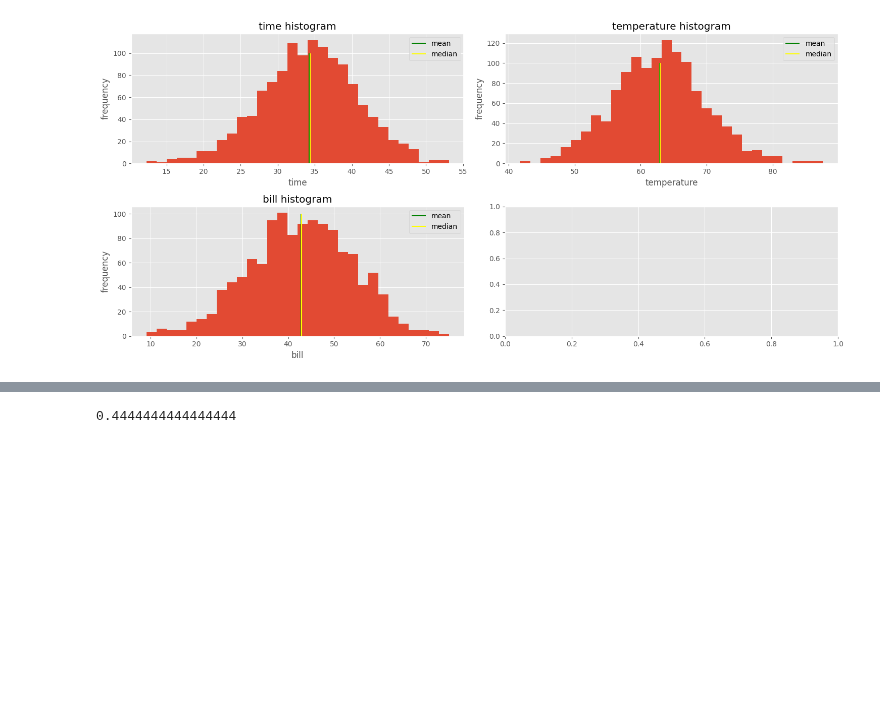
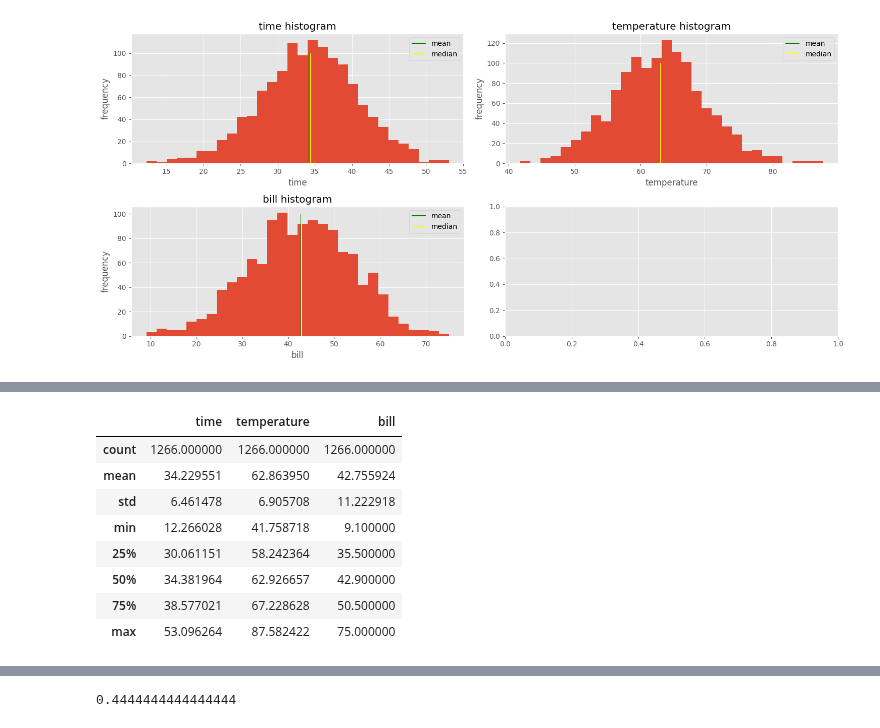
Before and after one commit to Manish-Kumar-9782/Tutorials-, a Jupyter notebook: Python DataScience/matplotlib.ipynb, the cells around one changed output, grey strips where cells are left out. Saved outputs shown, nothing was run; the diff lists cells and outputs as text; code cells hidden in the pictures; blank space fills up the shorter version.

```diff
--- a/Python DataScience/matplotlib.ipynb
+++ b/Python DataScience/matplotlib.ipynb
@@ -182,0 +190,12 @@ dx =   [-3,-2,-4,-1,0,2,3,4,5]
+# %%
+df[["time", "temperature","bill"]].describe()
+# %% [output]
+|  | time | temperature | bill |
+| count | 1266.000000 | 1266.000000 | 1266.000000 |
+| mean | 34.229551 | 62.863950 | 42.755924 |
+| std | 6.461478 | 6.905708 | 11.222918 |
+| min | 12.266028 | 41.758718 | 9.100000 |
+| 25% | 30.061151 | 58.242364 | 35.500000 |
+| 50% | 34.381964 | 62.926657 | 42.900000 |
+| 75% | 38.577021 | 67.228628 | 50.500000 |
+| max | 53.096264 | 87.582422 | 75.000000 |
```
Also changed, not shown: parts of 20 cells of this notebook.
